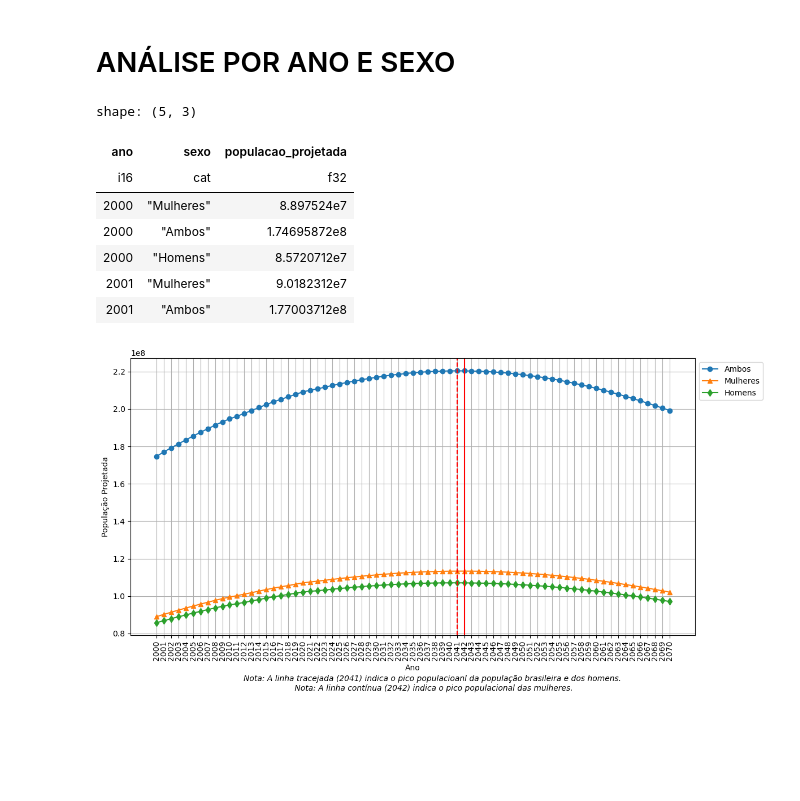
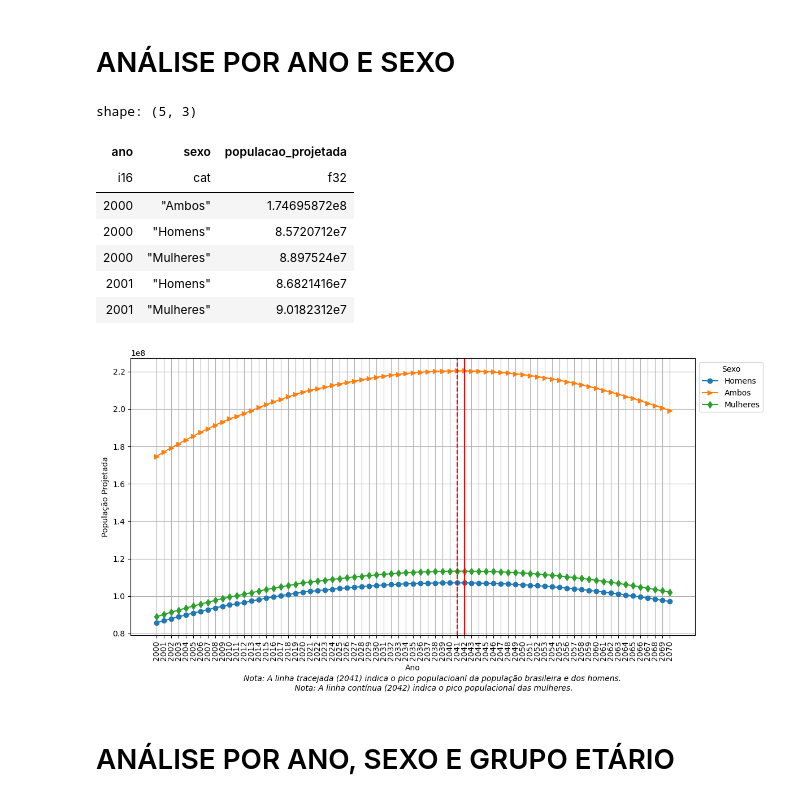
Before and after one commit to LazaroDamasceno/Rascunho-Artigo, a Jupyter notebook: analise_dados/projecao_populaco_ibge/projecao_populacao.ipynb, the cells around one changed output. Cells and saved outputs as stored; diff of their text form; code cells hidden in the pictures; blank space fills up the shorter version.

```diff
--- a/analise_dados/projecao_populaco_ibge/projecao_populacao.ipynb
+++ b/analise_dados/projecao_populaco_ibge/projecao_populacao.ipynb
@@ -71,18 +71,18 @@ shape: (5, 4)
 # %% [markdown]
 # ANÁLISE POR ANO E SEXO
 # %%
-df_ano = df_unpivoted.group_by(['ano', 'sexo']).agg(
+df_ano_sexo = df_unpivoted.group_by(['ano', 'sexo']).agg(
     pl.col('populacao_projetada').sum()
 ).sort('ano', descending=False)
 # %%
-df_ano.head()
+df_ano_sexo.head()
 # %% [output]
 shape: (5, 3)
 | ano | sexo | populacao_projetada |
 | i16 | cat | f32 |
-| 2000 | "Mulheres" | 8.897524e7 |
 | 2000 | "Ambos" | 1.74695872e8 |
 | 2000 | "Homens" | 8.5720712e7 |
+| 2000 | "Mulheres" | 8.897524e7 |
+| 2001 | "Homens" | 8.6821416e7 |
 | 2001 | "Mulheres" | 9.0182312e7 |
-| 2001 | "Ambos" | 1.77003712e8 |
 # %%
@@ -109,34 +109,36 @@ populacao_max = df_ano.filter(
 # %%
 fig, ax = plt.subplots(figsize=(12, 6))
 
-marcadores = ['o', '^', 'd']
-anos = sorted(df_ano.select('ano').unique().to_series().to_list())
+marcadores = ['o', '>', 'd']
+anos = sorted(df_ano_sexo.select('ano').unique().to_series().to_list())
 
-for (sexo, grupo), marcador in zip(df_ano.group_by('sexo'), marcadores):
+for (sexo, grupo), marcador in zip(df_ano_sexo.group_by('sexo'), marcadores):
     ax.plot(
         grupo.select('ano').to_series(),
         grupo.select('populacao_projetada').to_series(),
         label=sexo,
         marker=marcador
     )
 
-ax.legend(loc='upper left', bbox_to_anchor=(1, 1))
+ax.legend(title='Sexo', loc='upper left', bbox_to_anchor=(1, 1))
 ax.grid()
 ax.tick_params('x',  rotation=90)
 ax.set_xticks(anos)
 ax.set_ylabel('População Projetada')
 ax.set_xlabel('Ano')
 ax.axvline(2041, color='red', linestyle='--')
 ax.axvline(2042, color='red', linestyle='-')
 
 plt.figtext(0.5, -0.03,
             """Nota: A linha tracejada (2041) indica o pico populacioanl da população brasileira e dos homens.\n Nota: A linha contínua (2042) indica o pico populacional das mulheres.""",
             ha='center',
             fontsize=10,
             style='italic'
 )
 plt.tight_layout()
 fig.savefig('projecao_populacao_ano_sexo.png', dpi=300, bbox_inches='tight')
 plt.show()
 # %% [output]
-[figure, old version]
+[figure, new version]
+# %% [markdown]
+# ANÁLISE POR ANO, SEXO E GRUPO ETÁRIO
```
Also changed, not shown: parts of 17 cells of this notebook, 14 other files.
